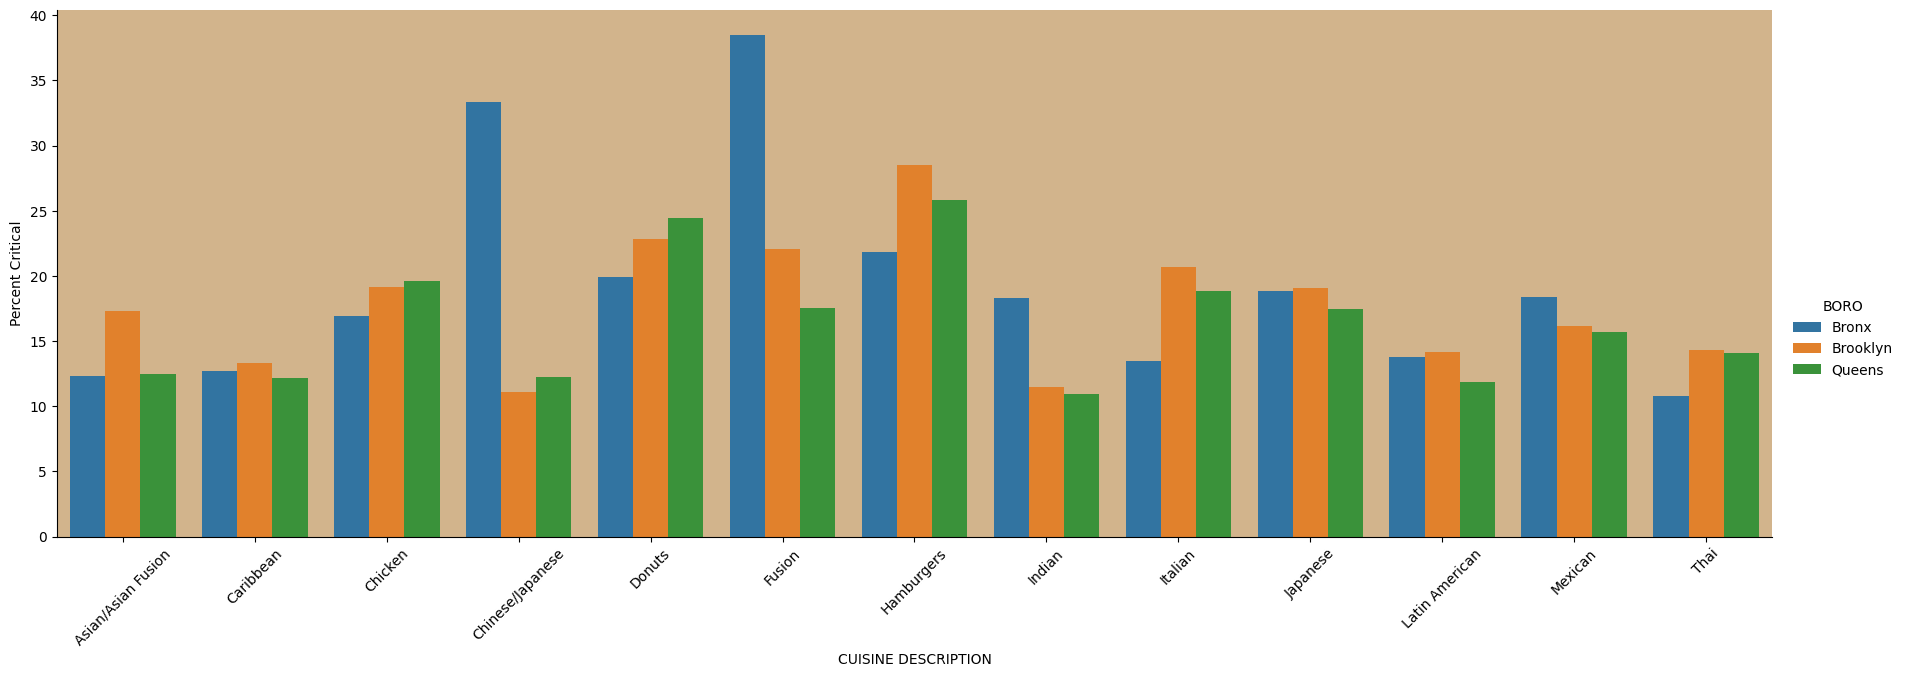
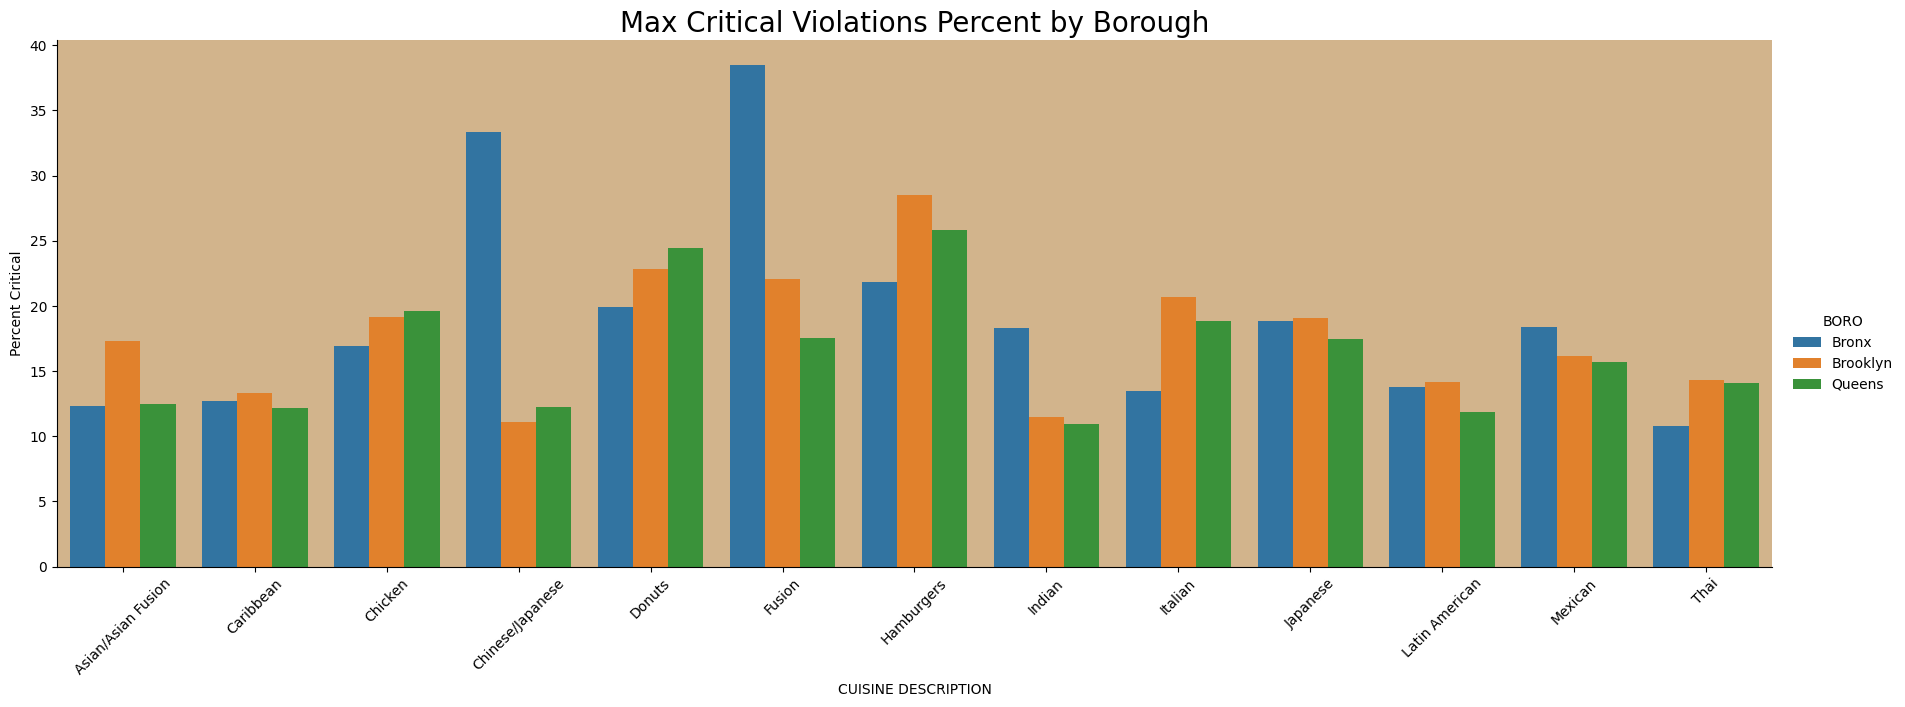
The notebook cell's code change between the first figure and the second:
--- before
+++ after
@@ -2,2 +2,3 @@
 sns.color_palette("mako", as_cmap=True)
 sns.catplot(data=maxboro, y="Percent Critical", x="CUISINE DESCRIPTION", hue="BORO" ,kind="bar", height=6, aspect=3).set_xticklabels(rotation=45)
+plt.title('Max Critical Violations Percent by Borough', fontsize=20)

Commit: Created using Colab